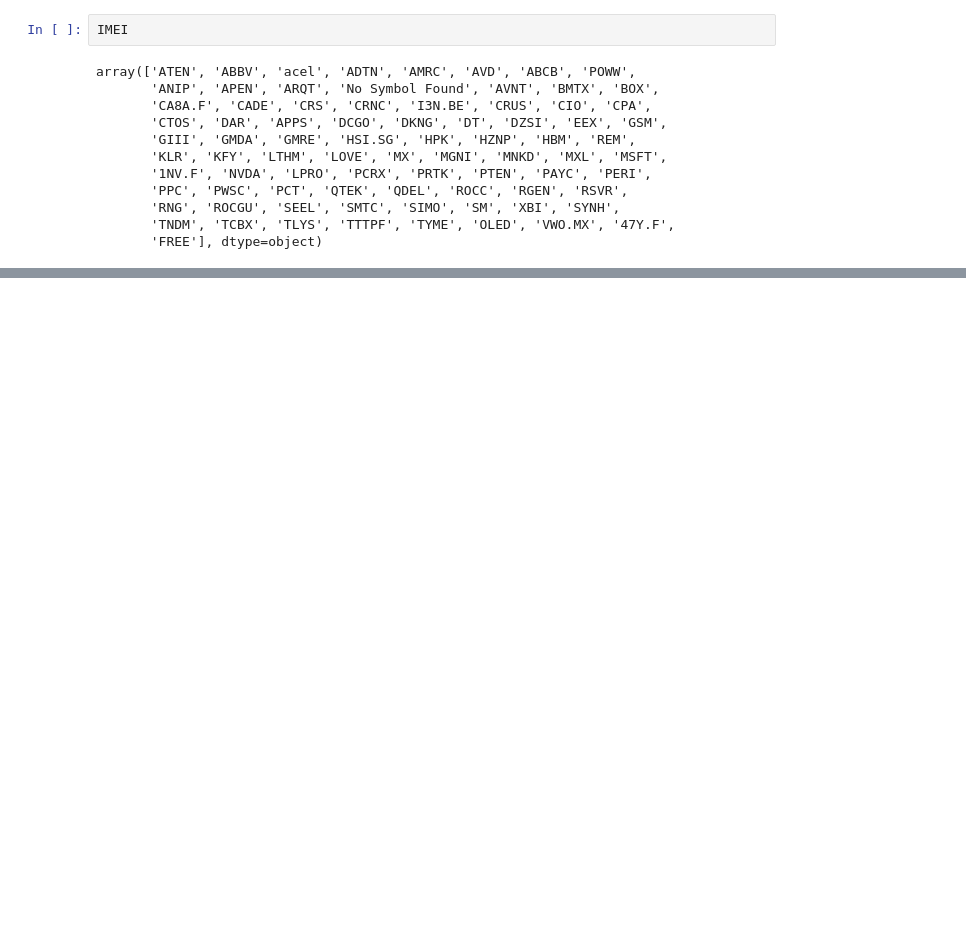
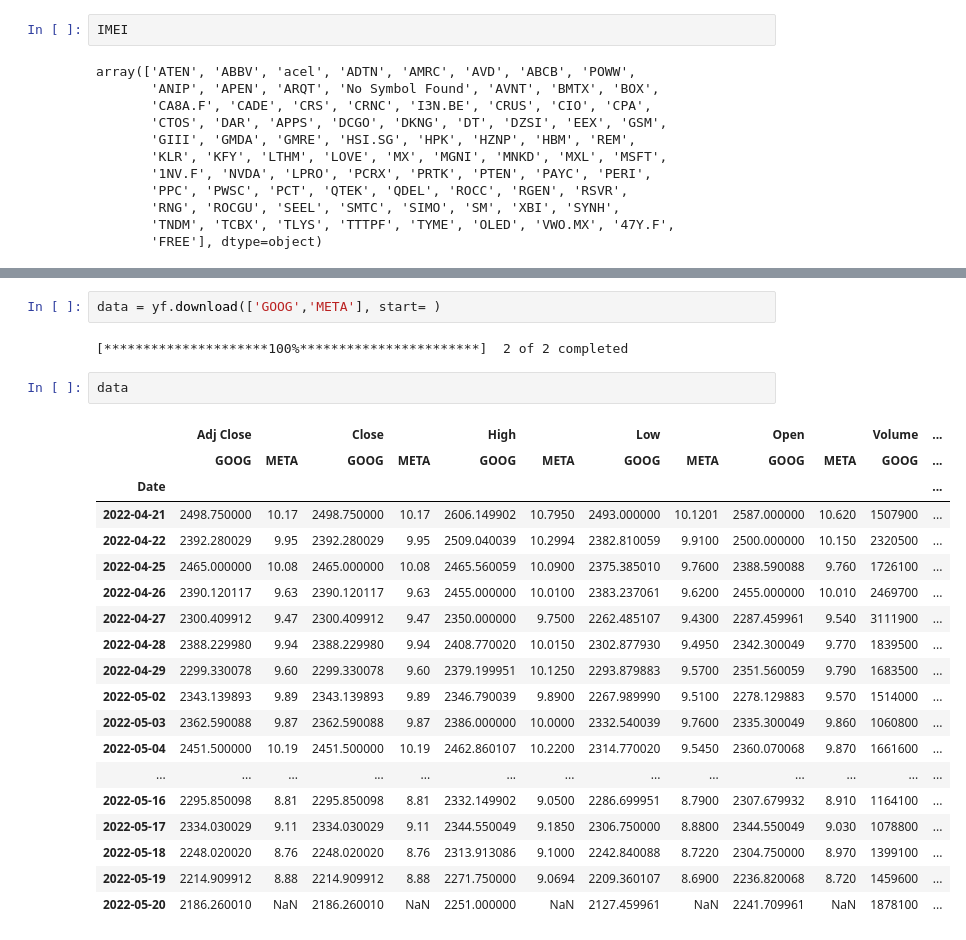
Before and after one commit to VladHardAndSoftWare/Yahoo-project, a Jupyter notebook: Yahoo.ipynb, the cells around one changed output, grey strips where cells are left out. Cells and saved outputs as stored; diff of their text form; blank space fills up the shorter version.

```diff
--- a/Yahoo.ipynb
+++ b/Yahoo.ipynb
@@ -530,0 +631,26 @@ Name: Quater of report, Length: 82, dtype: object
+# %%
+data = yf.download(['GOOG','META'], start= )
+# %% [output]
+[*********************100%***********************]  2 of 2 completed
+# %%
+data
+# %% [output]
+|  | Adj Close |  | Close |  | High |  | Low |  | Open |  | Volume | ... |
+|  | GOOG | META | GOOG | META | GOOG | META | GOOG | META | GOOG | META | GOOG | ... |
+| Date |  |  |  |  |  |  |  |  |  |  |  | ... |
+| 2022-04-21 | 2498.750000 | 10.17 | 2498.750000 | 10.17 | 2606.149902 | 10.7950 | 2493.000000 | 10.1201 | 2587.000000 | 10.620 | 1507900 | ... |
+| 2022-04-22 | 2392.280029 | 9.95 | 2392.280029 | 9.95 | 2509.040039 | 10.2994 | 2382.810059 | 9.9100 | 2500.000000 | 10.150 | 2320500 | ... |
+| 2022-04-25 | 2465.000000 | 10.08 | 2465.000000 | 10.08 | 2465.560059 | 10.0900 | 2375.385010 | 9.7600 | 2388.590088 | 9.760 | 1726100 | ... |
+| 2022-04-26 | 2390.120117 | 9.63 | 2390.120117 | 9.63 | 2455.000000 | 10.0100 | 2383.237061 | 9.6200 | 2455.000000 | 10.010 | 2469700 | ... |
+| 2022-04-27 | 2300.409912 | 9.47 | 2300.409912 | 9.47 | 2350.000000 | 9.7500 | 2262.485107 | 9.4300 | 2287.459961 | 9.540 | 3111900 | ... |
+| 2022-04-28 | 2388.229980 | 9.94 | 2388.229980 | 9.94 | 2408.770020 | 10.0150 | 2302.877930 | 9.4950 | 2342.300049 | 9.770 | 1839500 | ... |
+| 2022-04-29 | 2299.330078 | 9.60 | 2299.330078 | 9.60 | 2379.199951 | 10.1250 | 2293.879883 | 9.5700 | 2351.560059 | 9.790 | 1683500 | ... |
+| 2022-05-02 | 2343.139893 | 9.89 | 2343.139893 | 9.89 | 2346.790039 | 9.8900 | 2267.989990 | 9.5100 | 2278.129883 | 9.570 | 1514000 | ... |
+| 2022-05-03 | 2362.590088 | 9.87 | 2362.590088 | 9.87 | 2386.000000 | 10.0000 | 2332.540039 | 9.7600 | 2335.300049 | 9.860 | 1060800 | ... |
+| 2022-05-04 | 2451.500000 | 10.19 | 2451.500000 | 10.19 | 2462.860107 | 10.2200 | 2314.770020 | 9.5450 | 2360.070068 | 9.870 | 1661600 | ... |
+| ... | ... | ... | ... | ... | ... | ... | ... | ... | ... | ... | ... | ... |
+| 2022-05-16 | 2295.850098 | 8.81 | 2295.850098 | 8.81 | 2332.149902 | 9.0500 | 2286.699951 | 8.7900 | 2307.679932 | 8.910 | 1164100 | ... |
+| 2022-05-17 | 2334.030029 | 9.11 | 2334.030029 | 9.11 | 2344.550049 | 9.1850 | 2306.750000 | 8.8800 | 2344.550049 | 9.030 | 1078800 | ... |
+| 2022-05-18 | 2248.020020 | 8.76 | 2248.020020 | 8.76 | 2313.913086 | 9.1000 | 2242.840088 | 8.7220 | 2304.750000 | 8.970 | 1399100 | ... |
+| 2022-05-19 | 2214.909912 | 8.88 | 2214.909912 | 8.88 | 2271.750000 | 9.0694 | 2209.360107 | 8.6900 | 2236.820068 | 8.720 | 1459600 | ... |
+| 2022-05-20 | 2186.260010 | NaN | 2186.260010 | NaN | 2251.000000 | NaN | 2127.459961 | NaN | 2241.709961 | NaN | 1878100 | ... |
```
Also changed, not shown: parts of 18 cells of this notebook, 9 other files.
